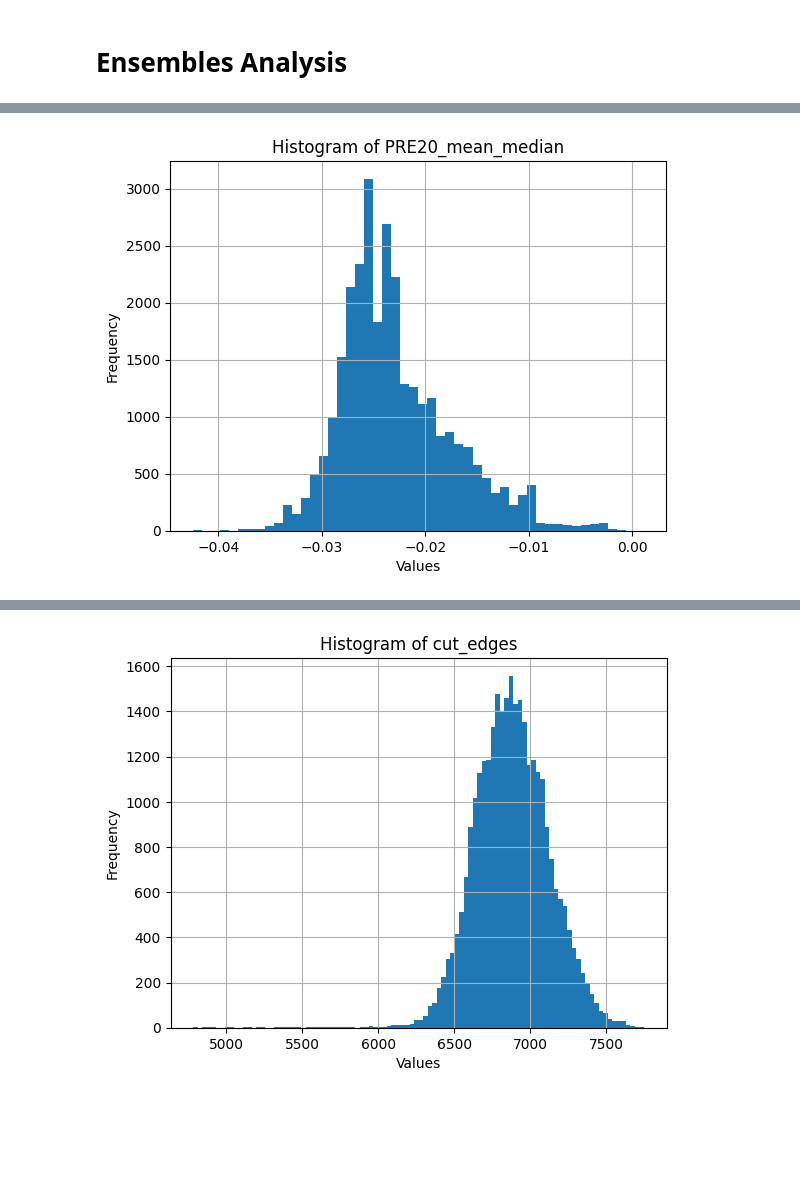
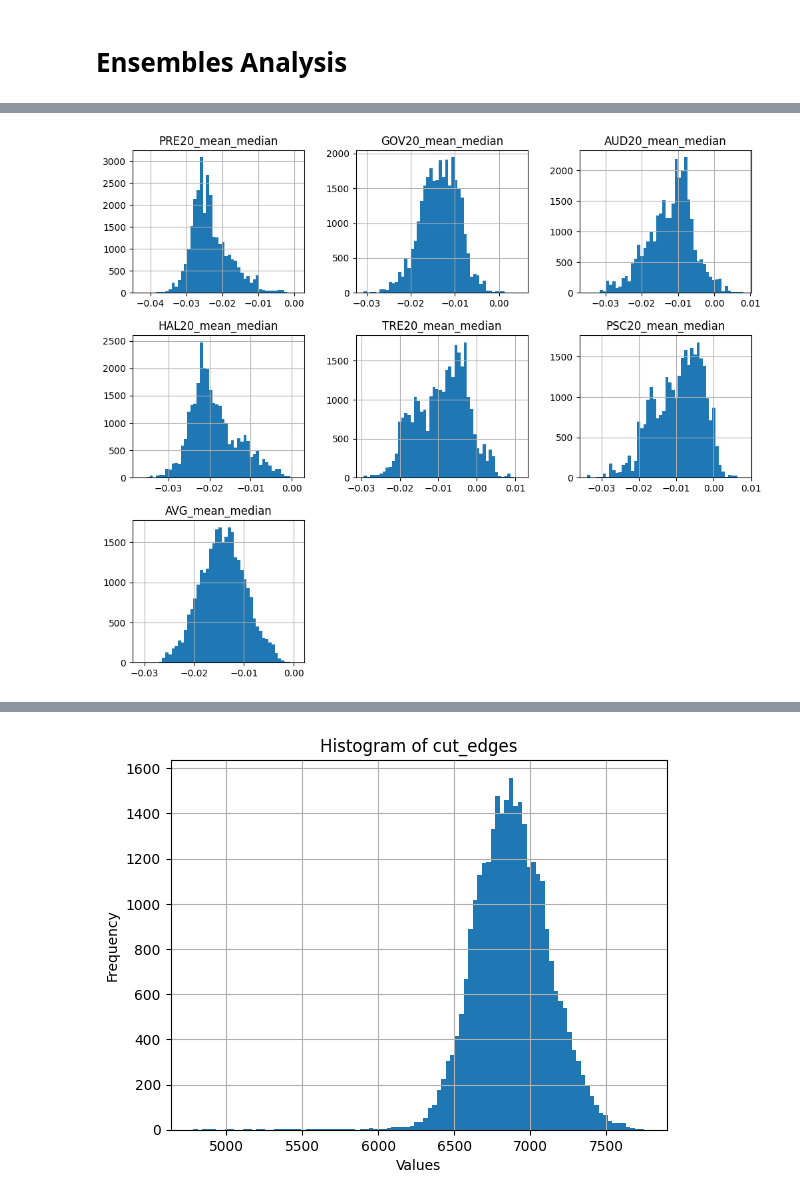
Before and after one commit to PedroPinheiro62/North-Dakota-Redistricting-Analysis, a Jupyter notebook: Ensembles Analysis.ipynb, the cells around one changed output, grey strips where cells are left out. Saved outputs shown, nothing was run; the diff lists cells and outputs as text; code cells hidden in the pictures; blank space fills up the shorter version.

Commit message:
Add more metrics graphs

```diff
--- a/Ensembles Analysis.ipynb
+++ b/Ensembles Analysis.ipynb
@@ -18,0 +9,4 @@ print(df['cut_edges'][0])
+# %%
+agg_mean_mean_df = df[["PRE20_mean_median", "GOV20_mean_median", "AUD20_mean_median", "HAL20_mean_median", "TRE20_mean_median", "PSC20_mean_median"]]
+agg_mean_mean_df['AVG_mean_median'] = agg_mean_mean_df.mean(axis=1)
+agg_mean_mean_df
@@ -19,10 +32,10 @@ print(df['cut_edges'][0])
 # %%
-column_name = 'PRE20_mean_median'
-df[column_name].hist(bins=50)
+agg_mean_mean_df.hist(
+    bins=50, align='left', figsize=(12,10)
+)
 plt.xlabel('Values')
 plt.ylabel('Frequency')
-plt.title('Histogram of {}'.format(column_name))
 plt.grid(True)
 plt.show()
 # %% [output]
-[figure, old version]
+[figure, new version]
```
Also changed, not shown: parts of 9 cells of this notebook.
